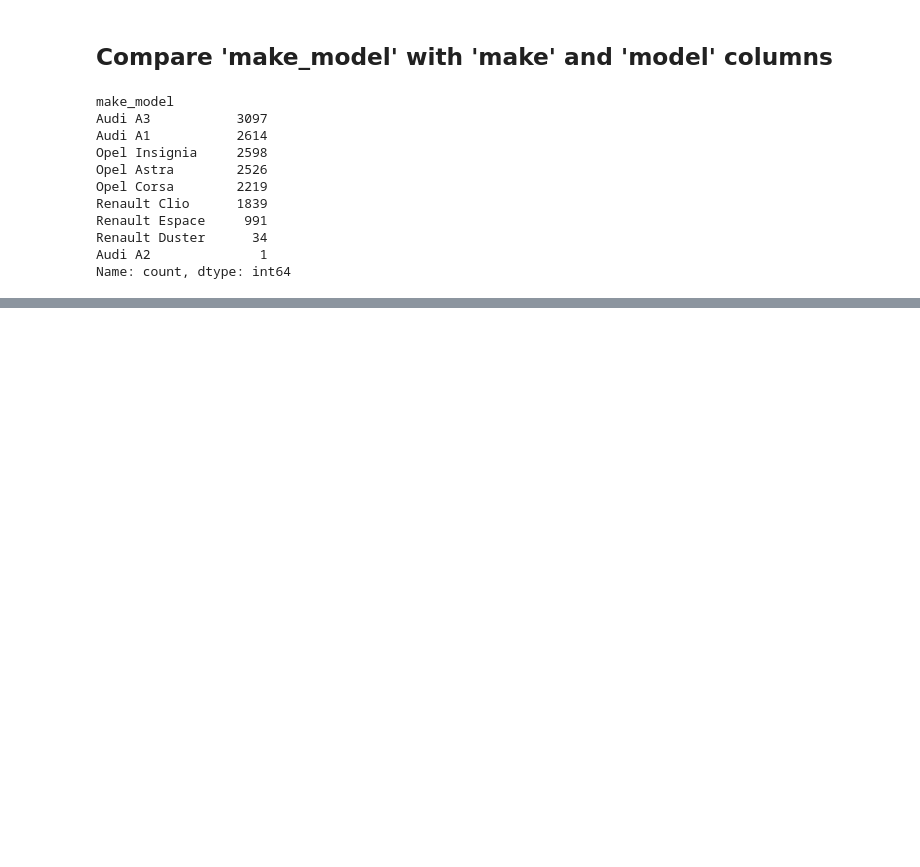
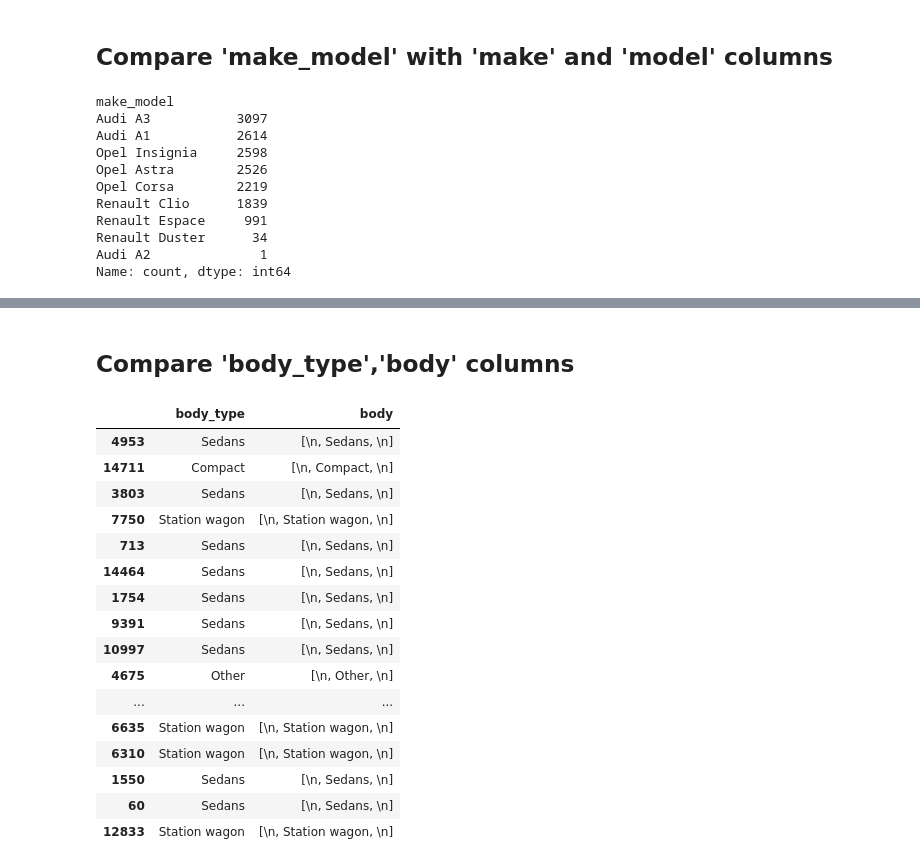
Before and after one commit to balintstewart77/magnimind-assignments, a Jupyter notebook: Auto_scout/auto_scout_part1_cleaning.ipynb, the cells around one changed output, grey strips where cells are left out. Saved outputs shown, nothing was run; the diff lists cells and outputs as text; code cells hidden in the pictures; blank space fills up the shorter version.

```diff
--- a/Auto_scout/auto_scout_part1_cleaning.ipynb
+++ b/Auto_scout/auto_scout_part1_cleaning.ipynb
@@ -123,0 +296,10 @@ Name: count, dtype: int64
+# %%
+df['emissionlabel'].value_counts()
+df['emissionlabel'] =df['emissionlabel'].str.strip()
+# define values to make np.nan
+values_to_nan = ['a', ', [],']
+
+# Replace these values with np.nan
+df['emissionlabel'] = df['emissionlabel'].replace(values_to_nan, np.nan) # not sure why this returns string nan, need NaN!
+df['emissionlabel'] = df['emissionlabel'].replace('nan', np.nan)
+df['emissionlabel'].value_counts(dropna = False)
@@ -123,0 +315,16 @@ Name: count, dtype: int64
+# %%
+import re
+# Define a function to extract the color (I think this is more meaningful than a category number?)
+def extract_color(label):
+    match = re.search(r'\(([^)]+)\)', label)
+    return match.group(1) if match else np.nan
+
+# convert column to string
+df['emissionlabel'] = df['emissionlabel'].astype(str)
+# Apply the function to the column
+df['emissionlabel_cleaned'] = df['emissionlabel'].apply(extract_color)
+
+# Check the cleaned values
+print(df['emissionlabel_cleaned'].value_counts(dropna=False))
+
+# Should we convert 'No sticker' to NaN? Depends if 'no sticker' is the same as 'unknown sticker' (assuming NaN is 'unknown sticker')
@@ -123,0 +342,10 @@ Name: count, dtype: int64
+# %%
+# Remove Euro and -TEMP from beginning and end of values
+df['emissionclass'] =df['emissionclass'].str.replace('Euro','').str.replace('-TEMP', '')
+# strip leading/trailing whitespace
+df['emissionclass'] =df['emissionclass'].str.strip()
+# Convert 'a' and ', []' to NaN
+values_to_nan = ['a', ', [],']
+# Replace these values with np.nan
+df['emissionclass_cleaned'] = df['emissionclass'].replace(values_to_nan, np.nan) # not sure why this returns string nan, need NaN!
+df['emissionclass_cleaned'].value_counts(dropna = False)
@@ -123,0 +361,4 @@ Name: count, dtype: int64
+# %%
+# Drop emissionclass, emissionlabel, and co2emission columns
+df = df.drop(['emissionclass', 'emissionlabel', 'co2emission'], axis = 1)
+df.columns
@@ -123,0 +377,22 @@ Name: count, dtype: int64
+# %% [markdown]
+## Compare 'body_type','body' columns
+# %%
+df[['body_type', 'body']].sample(20)
+# %% [output]
+|  | body_type | body |
+| 4953 | Sedans | [\n, Sedans, \n] |
+| 14711 | Compact | [\n, Compact, \n] |
+| 3803 | Sedans | [\n, Sedans, \n] |
+| 7750 | Station wagon | [\n, Station wagon, \n] |
+| 713 | Sedans | [\n, Sedans, \n] |
+| 14464 | Sedans | [\n, Sedans, \n] |
+| 1754 | Sedans | [\n, Sedans, \n] |
+| 9391 | Sedans | [\n, Sedans, \n] |
+| 10997 | Sedans | [\n, Sedans, \n] |
+| 4675 | Other | [\n, Other, \n] |
+| ... | ... | ... |
+| 6635 | Station wagon | [\n, Station wagon, \n] |
+| 6310 | Station wagon | [\n, Station wagon, \n] |
+| 1550 | Sedans | [\n, Sedans, \n] |
+| 60 | Sedans | [\n, Sedans, \n] |
+| 12833 | Station wagon | [\n, Station wagon, \n] |
```
Also changed, not shown: parts of 47 cells of this notebook.
